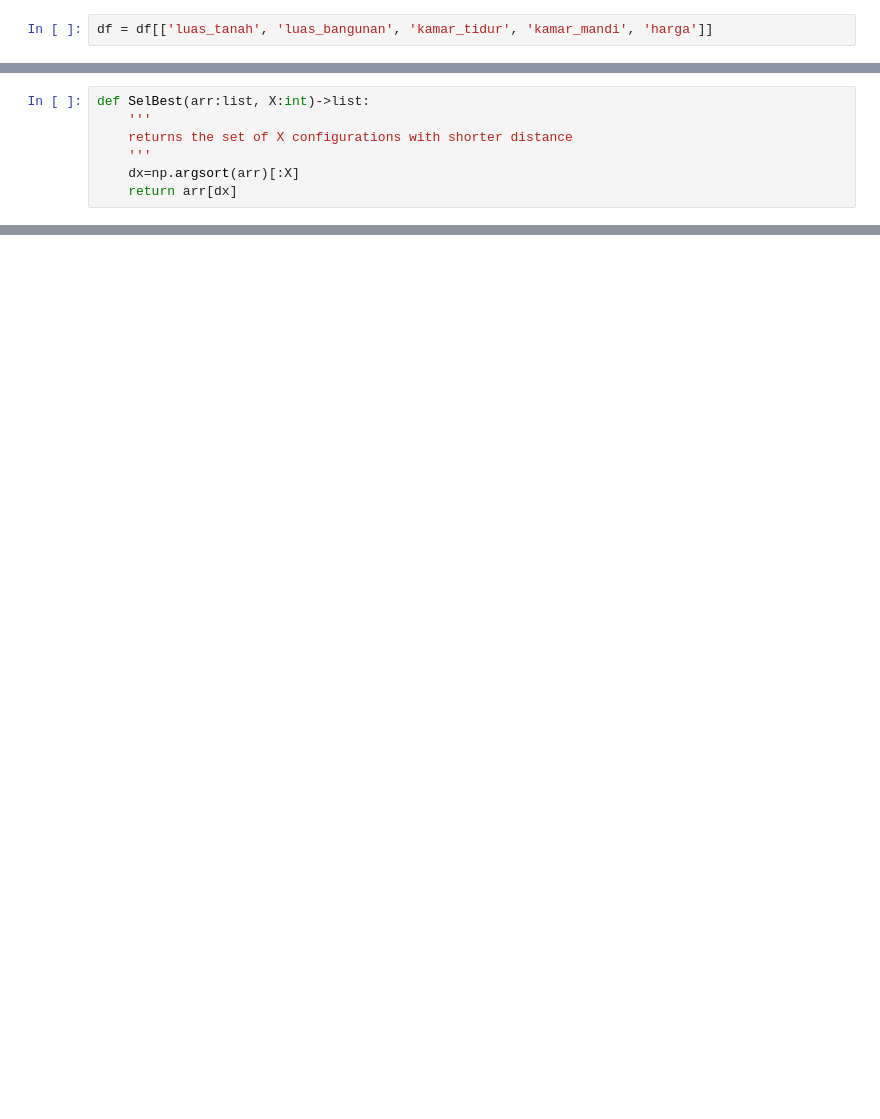
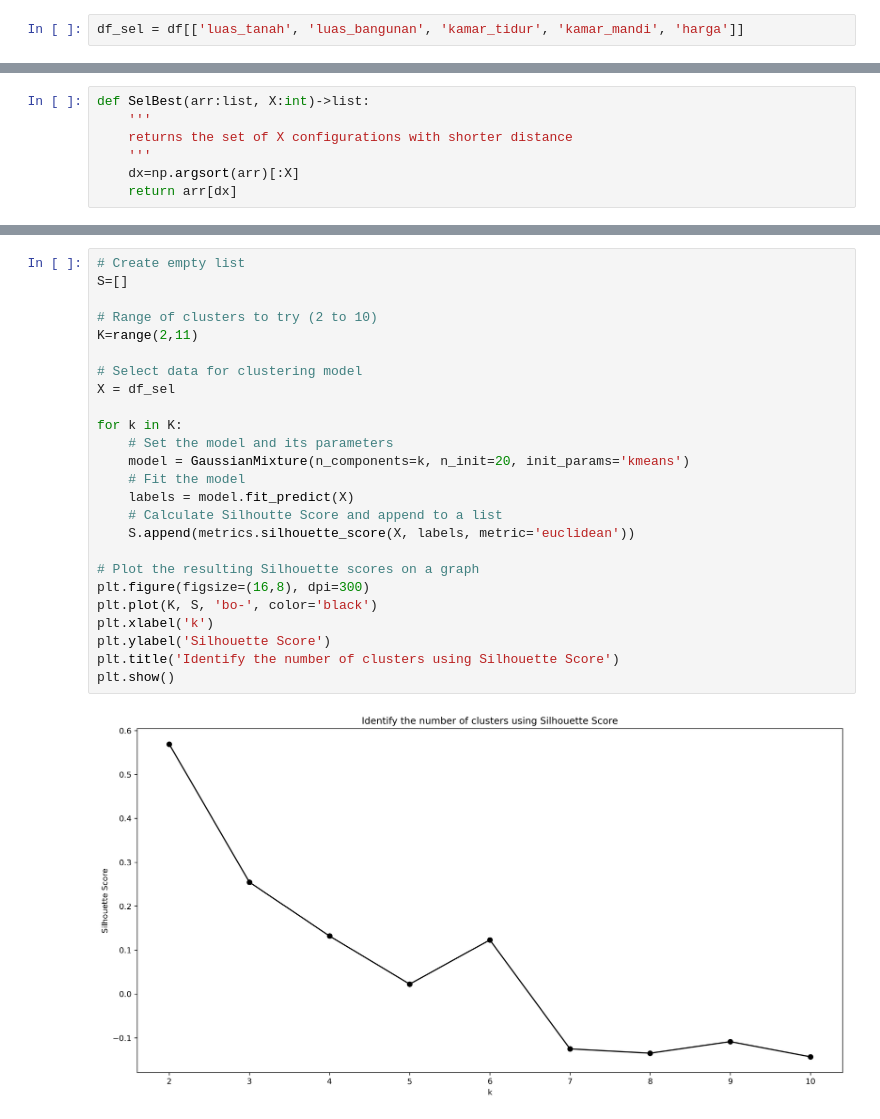
Before and after one commit to hafidhadhiet/House-Price-Segmentation, a Jupyter notebook: Clustering.ipynb, the cells around one changed output, grey strips where cells are left out. Cells and saved outputs as stored; diff of their text form; blank space fills up the shorter version.

```diff
--- a/Clustering.ipynb
+++ b/Clustering.ipynb
@@ -57,2 +58,2 @@ df.corr(method='pearson')
 # %%
-df = df[['luas_tanah', 'luas_bangunan', 'kamar_tidur', 'kamar_mandi', 'harga']]
+df_sel = df[['luas_tanah', 'luas_bangunan', 'kamar_tidur', 'kamar_mandi', 'harga']]
@@ -115,0 +100,27 @@ Text(0, 0.5, 'Score')
+# %%
+# Create empty list
+S=[]
+
+# Range of clusters to try (2 to 10)
+K=range(2,11)
+
+# Select data for clustering model
+X = df_sel
+
+for k in K:
+    # Set the model and its parameters
+    model = GaussianMixture(n_components=k, n_init=20, init_params='kmeans')
+    # Fit the model
+    labels = model.fit_predict(X)
+    # Calculate Silhoutte Score and append to a list
+    S.append(metrics.silhouette_score(X, labels, metric='euclidean'))
+
+# Plot the resulting Silhouette scores on a graph
+plt.figure(figsize=(16,8), dpi=300)
+plt.plot(K, S, 'bo-', color='black')
+plt.xlabel('k')
+plt.ylabel('Silhouette Score')
+plt.title('Identify the number of clusters using Silhouette Score')
+plt.show()
+# %% [output]
+[figure, added]
```
Also changed, not shown: parts of 20 cells of this notebook, 2 other files.
